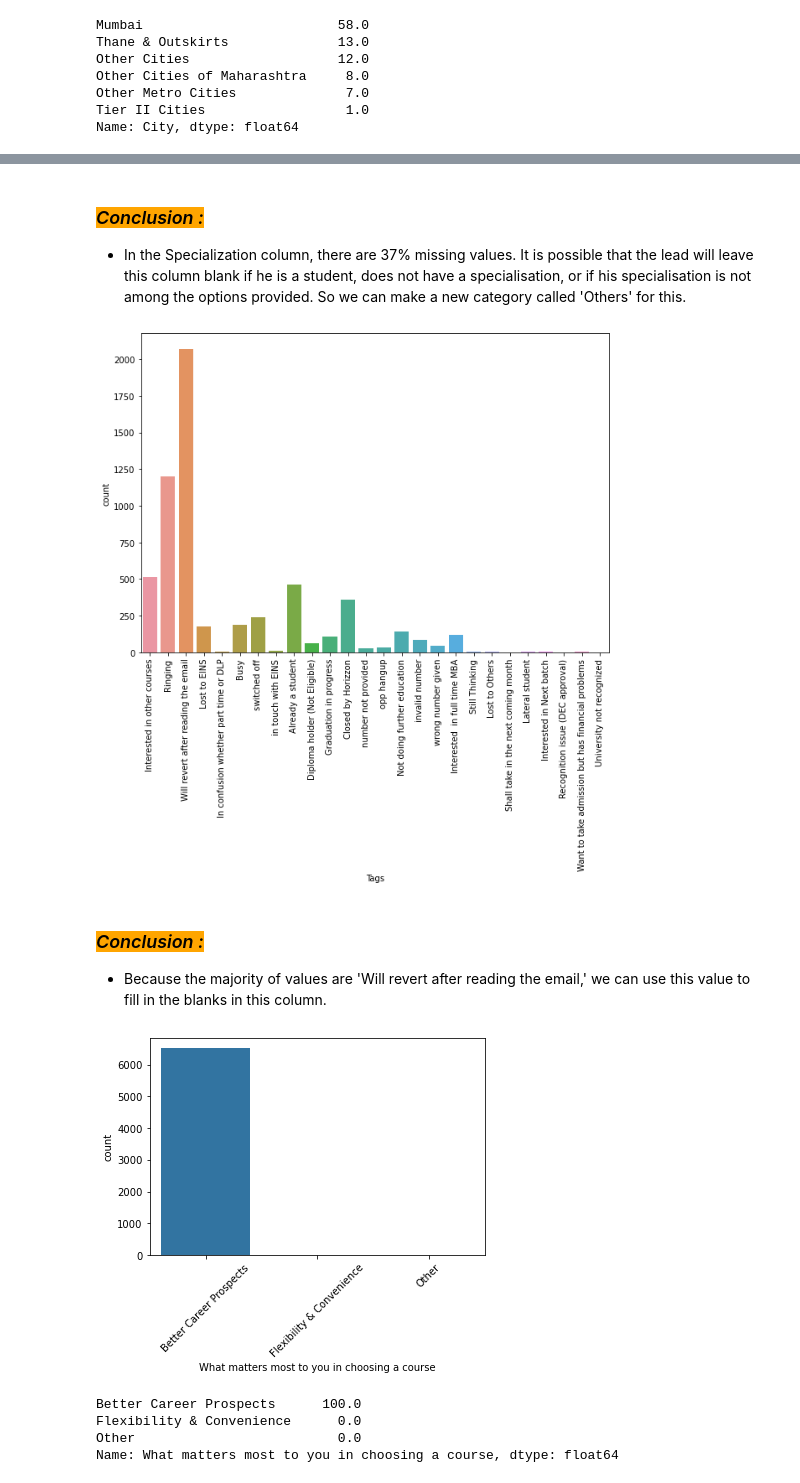
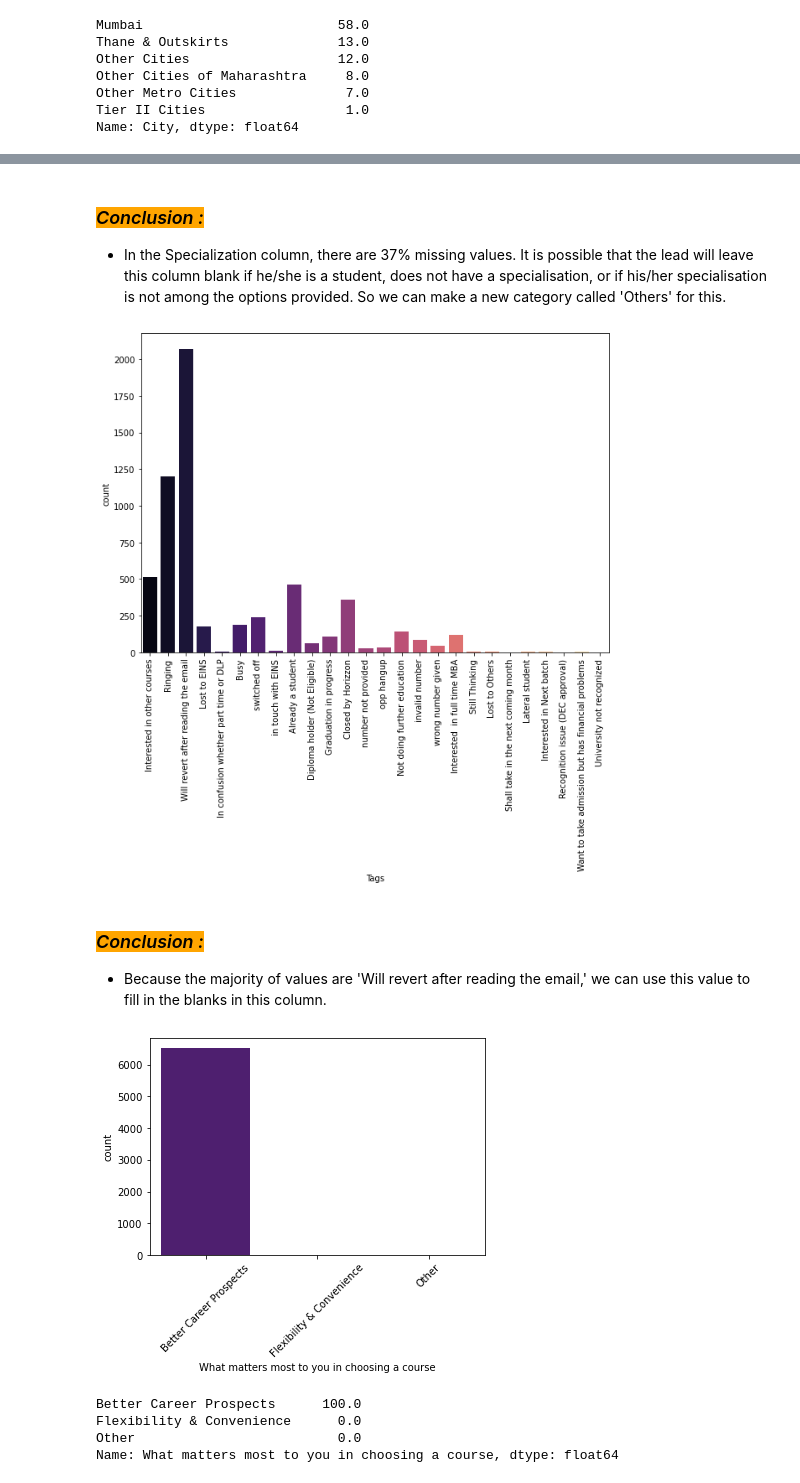
Before and after one commit to sunny9265/LeadScoringAssignment, a Jupyter notebook: LeadScoringCaseStudy.ipynb, the cells around one changed output, grey strips where cells are left out. Saved outputs shown, nothing was run; the diff lists cells and outputs as text; code cells hidden in the pictures.

```diff
--- a/LeadScoringCaseStudy.ipynb
+++ b/LeadScoringCaseStudy.ipynb
@@ -215,6 +215,6 @@ plt.show()
 # %% [markdown]
 ###  <mark style="background-color: Orange"> <i>Conclusion :</i></mark>
-- In the Specialization column, there are 37% missing values. It is possible that the lead will leave this column blank if he is a student, does not have a specialisation, or if his specialisation is not among the options provided. So we can make a new category called 'Others' for this.
+- In the Specialization column, there are 37% missing values. It is possible that the lead will leave this column blank if he/she is a student, does not have a specialisation, or if his/her specialisation is not among the options provided. So we can make a new category called 'Others' for this.
 # %%
 # Making a separate category for Specialization called 'Others'
 
@@ -223,12 +223,12 @@ lead_scoring_data['Specialization'] = lead_scoring_data['Specialization'].replac
 # Visualizing Tags column
 
 plt.figure(figsize=(10,7))
-sns.countplot(lead_scoring_data['Tags'])
+sns.countplot(lead_scoring_data['Tags'],palette='magma')
 plt.xticks(rotation=90)
 
 plt.show()
 # %% [output]
-[figure, old version]
+[figure, new version]
 # %% [markdown]
 ###  <mark style="background-color: Orange"> <i>Conclusion :</i></mark>
 - Because the majority of values are 'Will revert after reading the email,' we can use this value to fill in the blanks in this column.
@@ -239,11 +239,11 @@ lead_scoring_data['Tags']=lead_scoring_data['Tags'].replace(np.nan,'Will revert
 # %%
 # Visualizing 'What matters most to you in choosing a course' column
 
-sns.countplot(lead_scoring_data['What matters most to you in choosing a course'])
+sns.countplot(lead_scoring_data['What matters most to you in choosing a course'],palette='magma')
 plt.xticks(rotation=45)
 plt.show()
 # %% [output]
-[figure, old version]
+[figure, new version]
 # %%
 # Finding the percentage of the different categories of 'What matters most to you in choosing a course' column:
 
```
Also changed, not shown: parts of 31 cells of this notebook, 1 other file.
